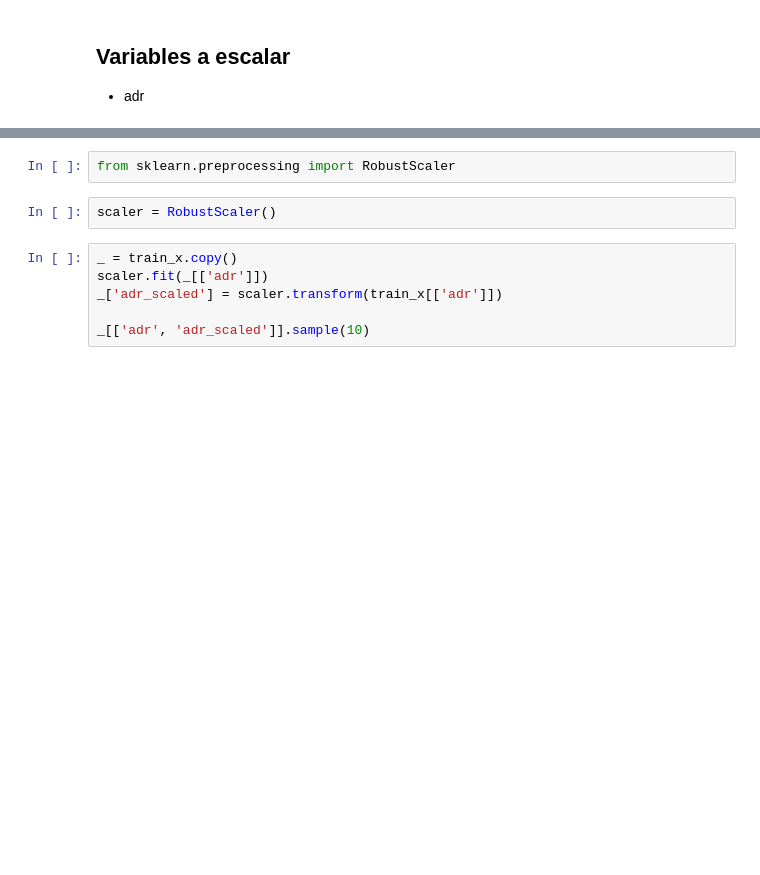
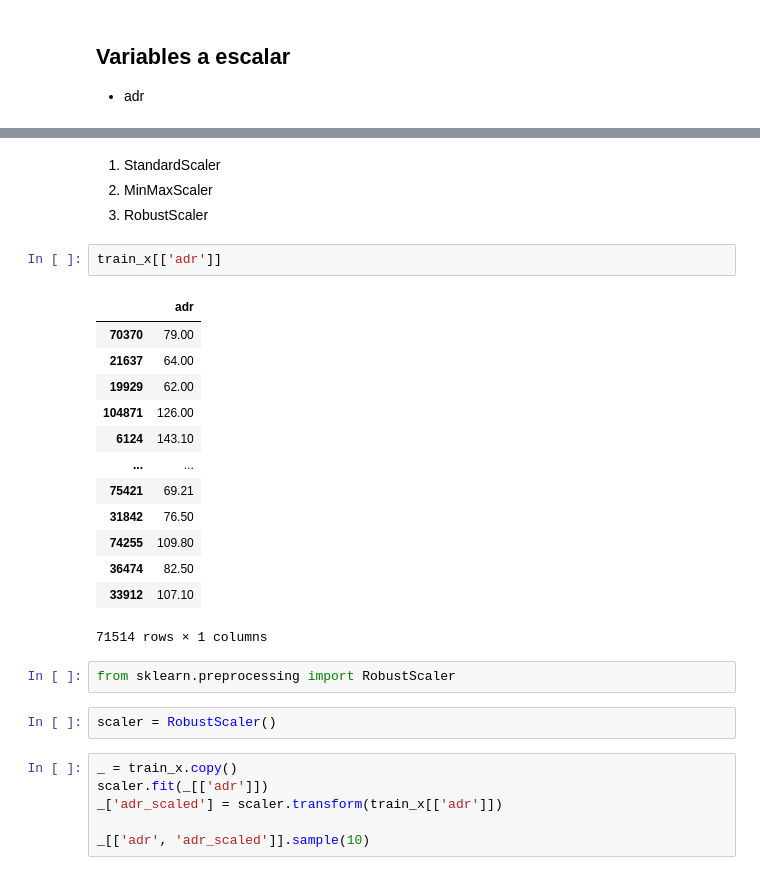
Before and after one commit to edisonc57/exercises, a Jupyter notebook: hotel-bookings.ipynb, the cells around one changed output, grey strips where cells are left out. Saved outputs shown, nothing was run; the diff lists cells and outputs as text; blank space fills up the shorter version.

```diff
--- a/hotel-bookings.ipynb
+++ b/hotel-bookings.ipynb
@@ -472,3 +489,23 @@ _[['total_of_special_requests', 'has_made_special_requests']].sample(10)
+# %% [markdown]
+1. StandardScaler
+2. MinMaxScaler
+3. RobustScaler
+# %%
+train_x[['adr']]
+# %% [output]
+|  | adr |
+| 70370 | 79.00 |
+| 21637 | 64.00 |
+| 19929 | 62.00 |
+| 104871 | 126.00 |
+| 6124 | 143.10 |
+| ... | ... |
+| 75421 | 69.21 |
+| 31842 | 76.50 |
+| 74255 | 109.80 |
+| 36474 | 82.50 |
+| 33912 | 107.10 |
+71514 rows × 1 columns
 # %%
 from sklearn.preprocessing import RobustScaler
 # %%
```
Also changed, not shown: parts of 47 cells of this notebook.
